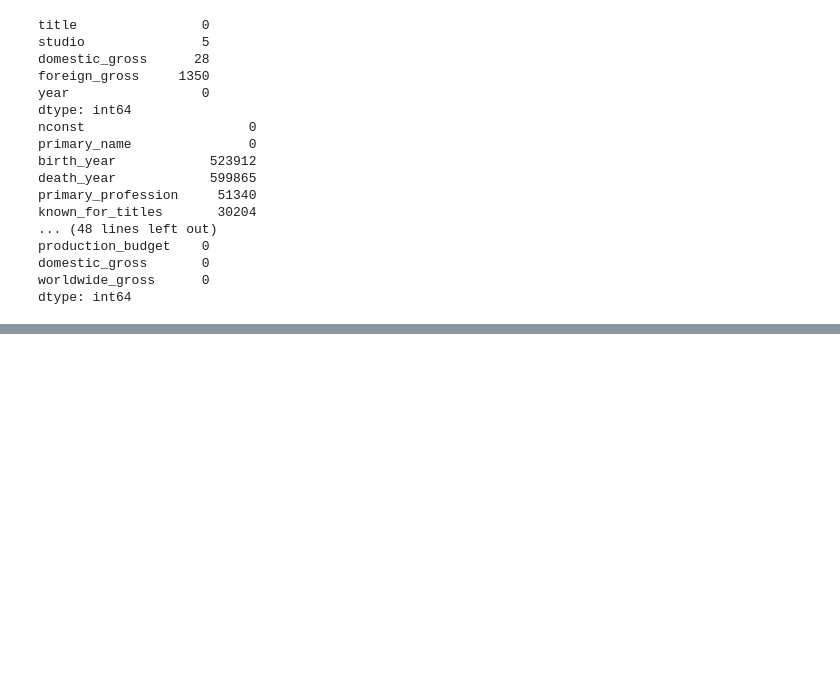
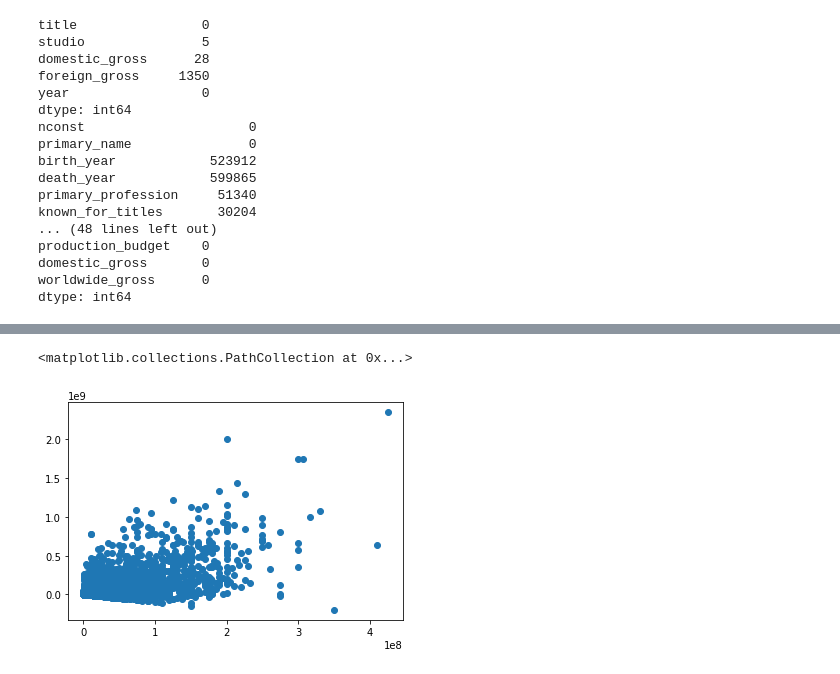
Before and after one commit to bagnine/moviedata, a Jupyter notebook: moviedata.ipynb, the cells around one changed output, grey strips where cells are left out. Drawn from its saved outputs; the diff is of its cells as text; code cells hidden in the pictures; blank space fills up the shorter version.

Commit message:
budgets cleaned

```diff
--- a/moviedata.ipynb
+++ b/moviedata.ipynb
@@ -77,0 +76,16 @@ dtype: int64
+# %%
+#converting all values in budgets sheets to ints by removing commas and $
+budgets['domestic_gross'] = budgets['domestic_gross'].str.replace('$' , '')
+budgets['domestic_gross'] = budgets['domestic_gross'].str.replace(',', '')
+budgets['domestic_gross'] = budgets['domestic_gross'].astype(int)
+
+budgets['production_budget'] = budgets['production_budget'].str.replace('$' , '')
+budgets['production_budget'] = budgets['production_budget'].str.replace(',', '')
+budgets['production_budget'] = budgets['production_budget'].astype(int)
+
+budgets['worldwide_gross'] = budgets['worldwide_gross'].str.replace('$' , '')
+budgets['worldwide_gross'] = budgets['worldwide_gross'].str.replace(',', '')
+budgets['worldwide_gross'] = budgets['worldwide_gross'].astype(int)
+#creating new lines showing the difference between gross and cost, aka net
+budgets['domestic_net']= budgets['domestic_gross']- budgets['production_budget']
+budgets['worldwide_net']= budgets['worldwide_gross']- budgets['production_budget']
@@ -77,0 +101,5 @@ dtype: int64
+# %%
+plt.scatter(x= budgets['production_budget'], y= budgets['worldwide_net'])
+# %% [output]
+<matplotlib.collections.PathCollection at 0x...>
+[figure, added]
```
Also changed, not shown: parts of 3 cells of this notebook.
